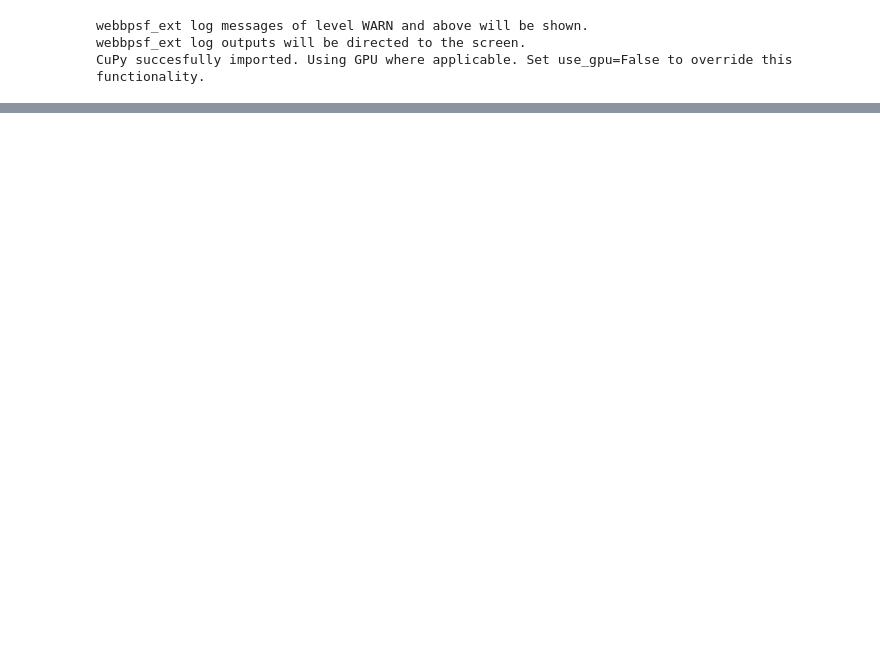
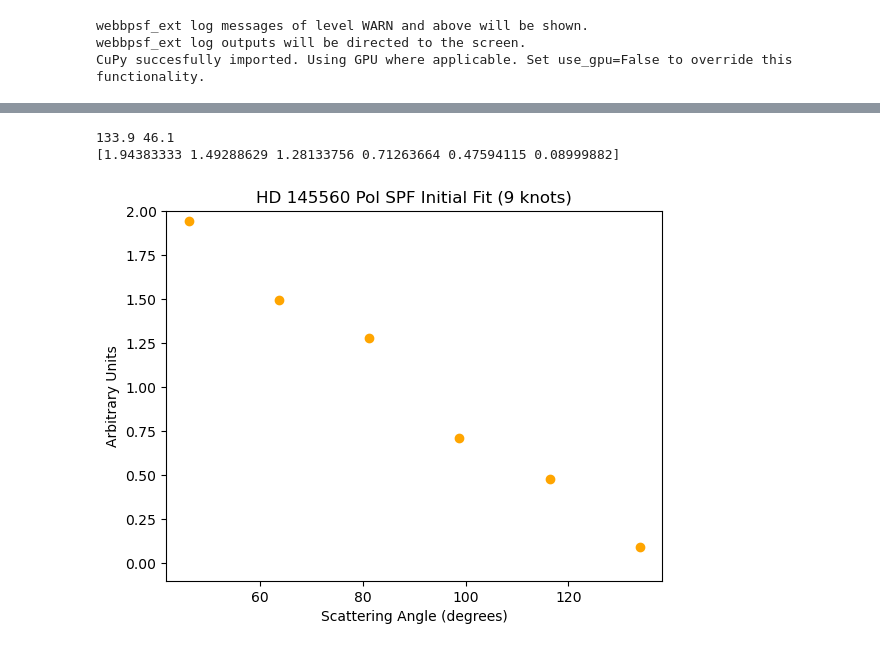
Before and after one commit to mihir-r-kondapalli/GRaTeR-JAX, a Jupyter notebook: HD145560_mcmc.ipynb, the cells around one changed output, grey strips where cells are left out. Drawn from its saved outputs; the diff is of its cells as text; code cells hidden in the pictures; blank space fills up the shorter version.

```diff
--- a/HD145560_mcmc.ipynb
+++ b/HD145560_mcmc.ipynb
@@ -36,7 +36,7 @@ target_image = OptimizeUtils.process_image(hdul['SCI'].data[1,:,:])
 err_map = OptimizeUtils.process_image(OptimizeUtils.create_empirical_err_map(hdul['SCI'].data[2,:,:]))
 misc_params = Parameter_Index.misc_params
 # %%
-num_knots = 4
+num_knots = 6
 
 spf_params = InterpolatedUnivariateSpline_SPF.params
 psf_params = EMP_PSF.params
@@ -131,21 +141,26 @@ plt.savefig('../GPI_results/{}_init_fit.png'.format(name))
 # %%
 spf1 = opt.spf_params
 
 hi = np.rad2deg(np.arccos(spf1['low_bound']))
 lo = np.rad2deg(np.arccos(spf1['up_bound']))
 print(hi,lo)
 
 print(spf1['knot_values'])
 spf = spline_func.InterpolatedUnivariateSpline(np.linspace(lo,hi,num_knots),spf1['knot_values'])
 
 func = spf.__call__(np.linspace(0,180,100))
 
 import matplotlib.pyplot as plt
-plt.plot(np.linspace(0,180,100),func)
+#plt.plot(np.linspace(0,180,100),func)
 plt.scatter(np.linspace(lo,hi,num_knots),spf1['knot_values'],color='orange')
 
 ###CHANGE NAMES
-plt.title('HR 4796A Pol SPF Initial Fit (9 knots)')
+plt.title('HD 145560 Pol SPF Initial Fit (9 knots)')
 plt.xlabel('Scattering Angle (degrees)')
 plt.ylabel('Arbitrary Units')
+plt.ylim(-0.1,2)
 plt.savefig('../GPI_results/best_fits/hd145560_pol_spf_init.png',bbox_inches='tight')
+# %% [output]
+133.9 46.1
+[1.94383333 1.49288629 1.28133756 0.71263664 0.47594115 0.08999882]
+[figure, added]
```
Also changed, not shown: parts of 12 cells of this notebook, 1 other file.
